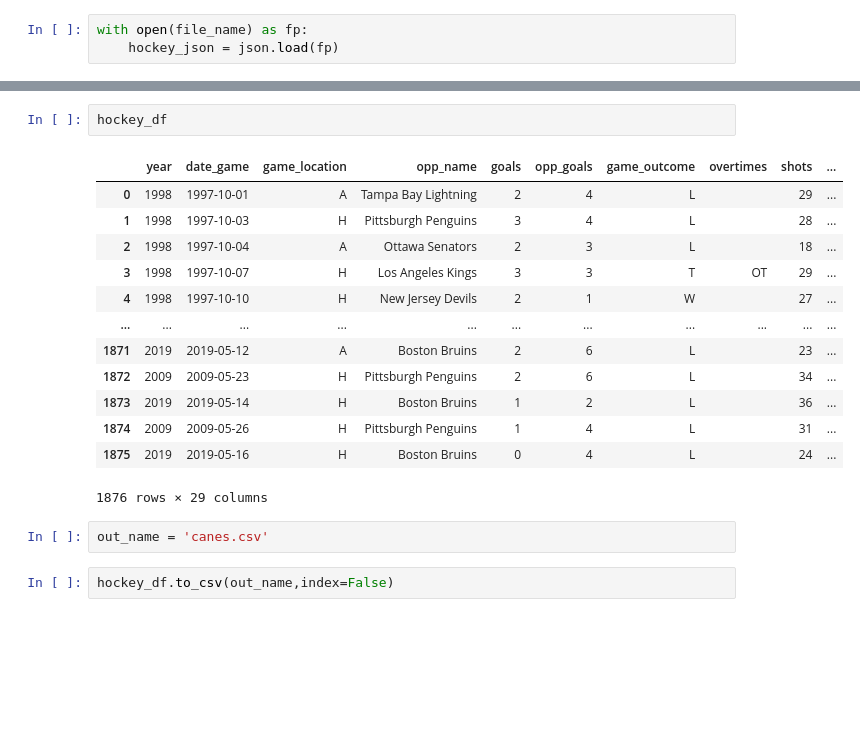
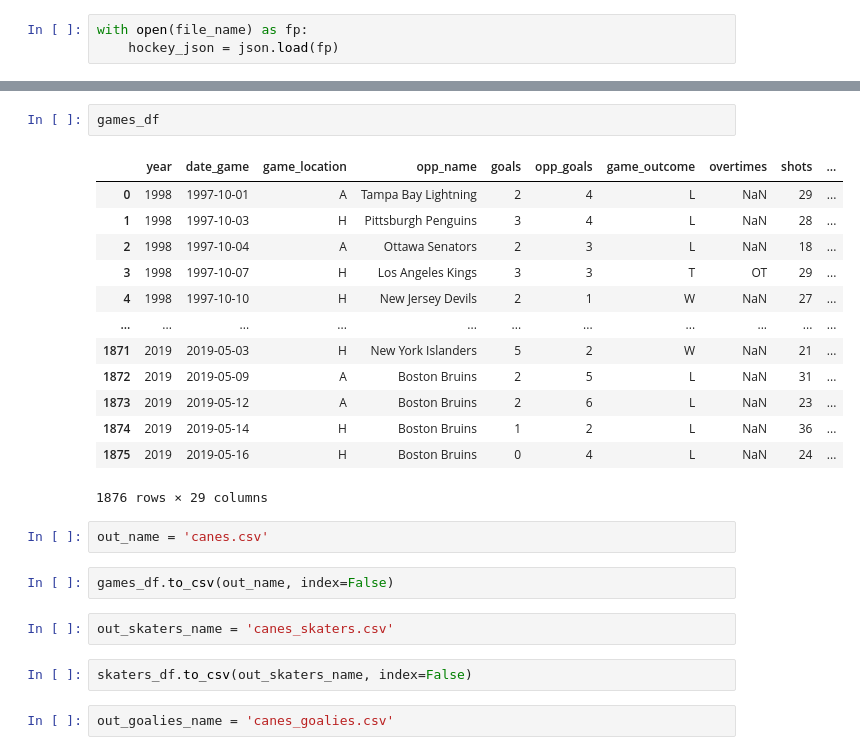
Before and after one commit to tas12740/Hockey---Do-Cheaters-Never-Win, a Jupyter notebook: CleanCanes.ipynb, the cells around one changed output, grey strips where cells are left out. Cells and saved outputs as stored; diff of their text form; blank space fills up the shorter version.

```diff
--- a/CleanCanes.ipynb
+++ b/CleanCanes.ipynb
@@ -39,20 +112,26 @@ hockey_df.describe()
-# %%
-hockey_df
-# %% [output]
-|  | year | date_game | game_location | opp_name | goals | opp_goals | game_outcome | overtimes | shots | ... |
-| 0 | 1998 | 1997-10-01 | A | Tampa Bay Lightning | 2 | 4 | L |  | 29 | ... |
-| 1 | 1998 | 1997-10-03 | H | Pittsburgh Penguins | 3 | 4 | L |  | 28 | ... |
-| 2 | 1998 | 1997-10-04 | A | Ottawa Senators | 2 | 3 | L |  | 18 | ... |
-| 3 | 1998 | 1997-10-07 | H | Los Angeles Kings | 3 | 3 | T | OT | 29 | ... |
-| 4 | 1998 | 1997-10-10 | H | New Jersey Devils | 2 | 1 | W |  | 27 | ... |
-| ... | ... | ... | ... | ... | ... | ... | ... | ... | ... | ... |
-| 1871 | 2019 | 2019-05-12 | A | Boston Bruins | 2 | 6 | L |  | 23 | ... |
-| 1872 | 2009 | 2009-05-23 | H | Pittsburgh Penguins | 2 | 6 | L |  | 34 | ... |
-| 1873 | 2019 | 2019-05-14 | H | Boston Bruins | 1 | 2 | L |  | 36 | ... |
-| 1874 | 2009 | 2009-05-26 | H | Pittsburgh Penguins | 1 | 4 | L |  | 31 | ... |
-| 1875 | 2019 | 2019-05-16 | H | Boston Bruins | 0 | 4 | L |  | 24 | ... |
-1876 rows × 29 columns
+# %%
+games_df
+# %% [output]
+|  | year | date_game | game_location | opp_name | goals | opp_goals | game_outcome | overtimes | shots | ... |
+| 0 | 1998 | 1997-10-01 | A | Tampa Bay Lightning | 2 | 4 | L | NaN | 29 | ... |
+| 1 | 1998 | 1997-10-03 | H | Pittsburgh Penguins | 3 | 4 | L | NaN | 28 | ... |
+| 2 | 1998 | 1997-10-04 | A | Ottawa Senators | 2 | 3 | L | NaN | 18 | ... |
+| 3 | 1998 | 1997-10-07 | H | Los Angeles Kings | 3 | 3 | T | OT | 29 | ... |
+| 4 | 1998 | 1997-10-10 | H | New Jersey Devils | 2 | 1 | W | NaN | 27 | ... |
+| ... | ... | ... | ... | ... | ... | ... | ... | ... | ... | ... |
+| 1871 | 2019 | 2019-05-03 | H | New York Islanders | 5 | 2 | W | NaN | 21 | ... |
+| 1872 | 2019 | 2019-05-09 | A | Boston Bruins | 2 | 5 | L | NaN | 31 | ... |
+| 1873 | 2019 | 2019-05-12 | A | Boston Bruins | 2 | 6 | L | NaN | 23 | ... |
+| 1874 | 2019 | 2019-05-14 | H | Boston Bruins | 1 | 2 | L | NaN | 36 | ... |
+| 1875 | 2019 | 2019-05-16 | H | Boston Bruins | 0 | 4 | L | NaN | 24 | ... |
+1876 rows × 29 columns
 # %%
 out_name = 'canes.csv'
 # %%
-hockey_df.to_csv(out_name,index=False)
+games_df.to_csv(out_name, index=False)
+# %%
+out_skaters_name = 'canes_skaters.csv'
+# %%
+skaters_df.to_csv(out_skaters_name, index=False)
+# %%
+out_goalies_name = 'canes_goalies.csv'
```
Also changed, not shown: parts of 21 cells of this notebook, 6 other files.
